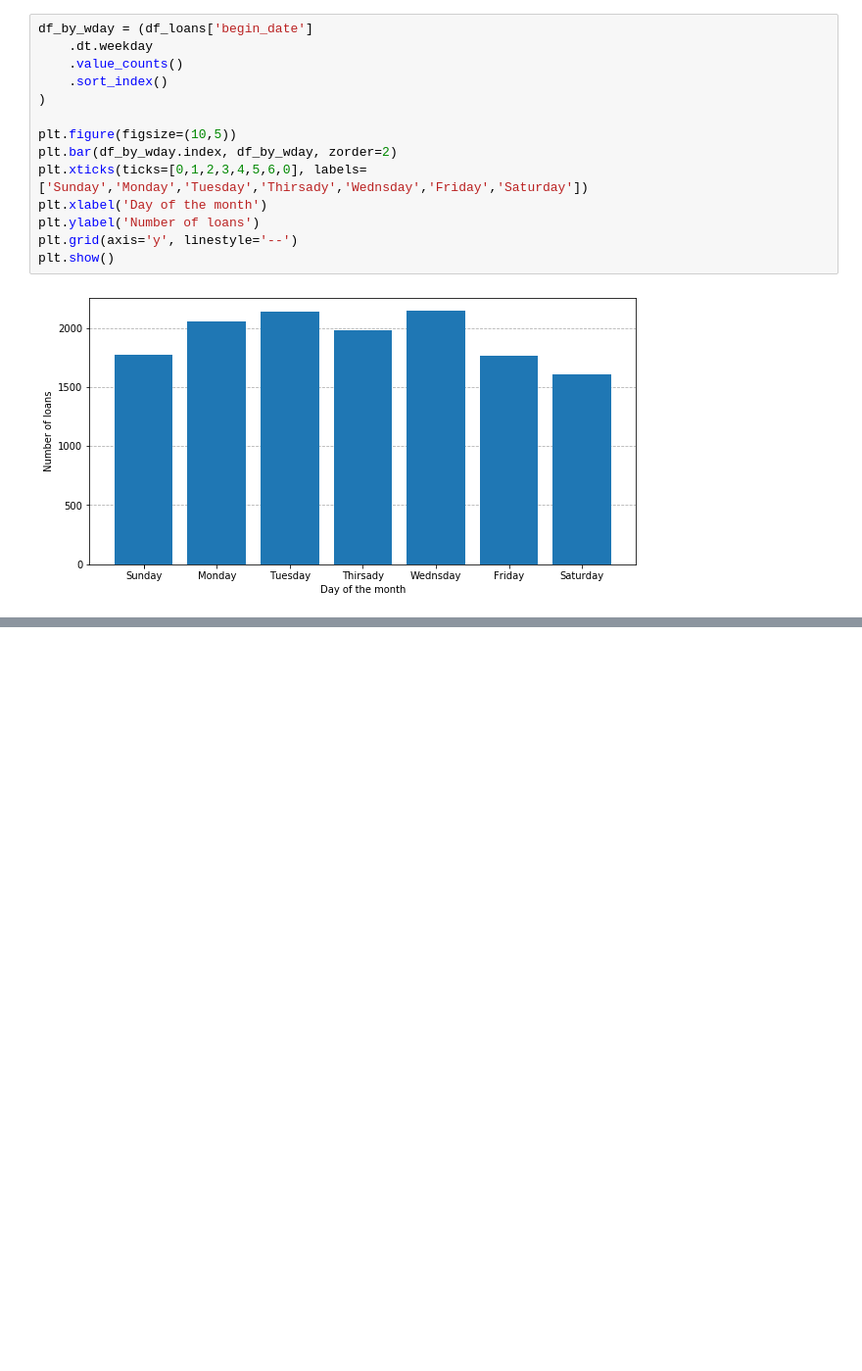
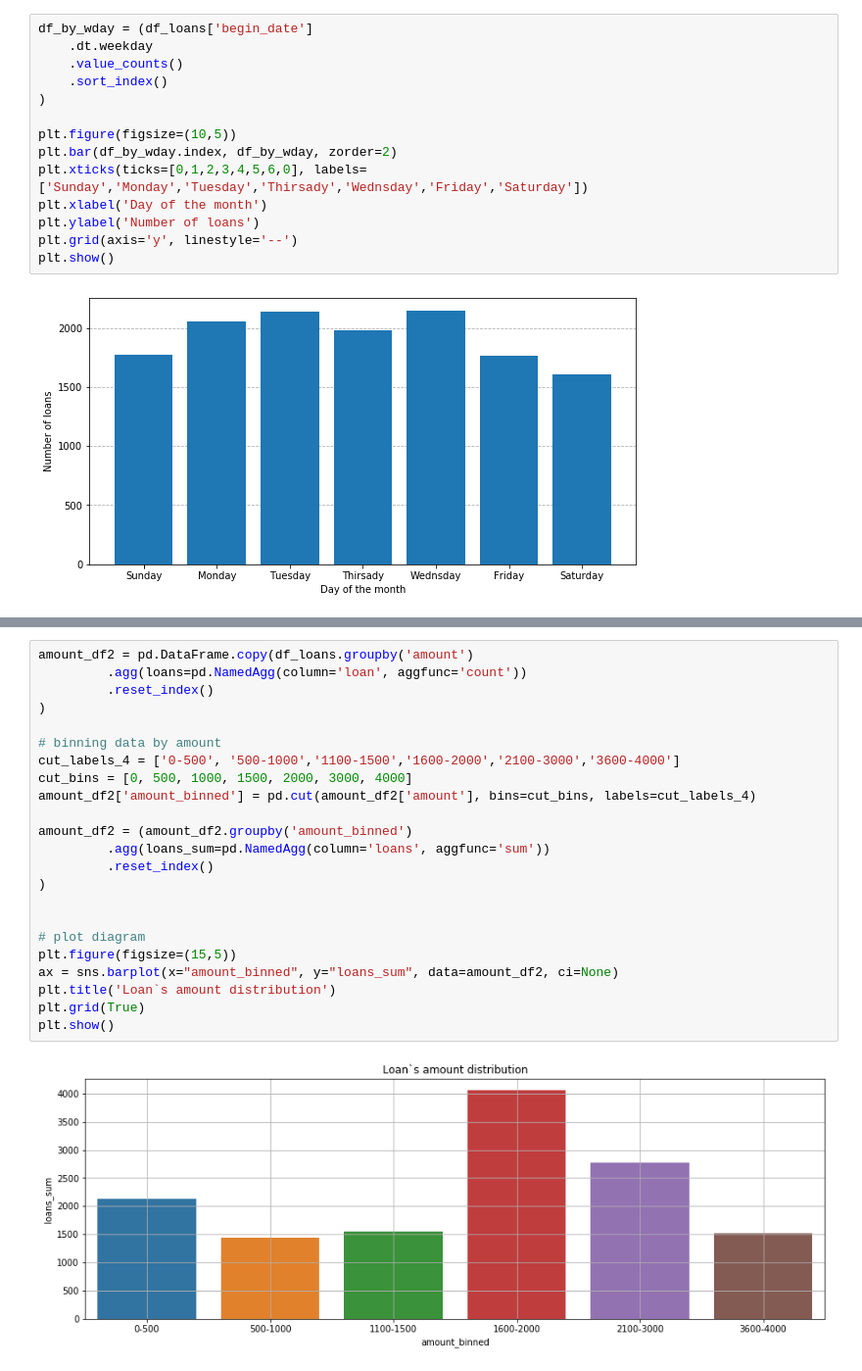
Before and after one commit to RomanShevtsiv/lending-score-model, a Jupyter notebook: notebooks/eda-loans.ipynb, the cells around one changed output, grey strips where cells are left out. Shown at 98% size. Saved outputs shown, nothing was run; the diff lists cells and outputs as text; blank space fills up the shorter version.

```diff
--- a/notebooks/eda-loans.ipynb
+++ b/notebooks/eda-loans.ipynb
@@ -267,0 +329,25 @@ plt.show()
+# %%
+amount_df2 = pd.DataFrame.copy(df_loans.groupby('amount')
+         .agg(loans=pd.NamedAgg(column='loan', aggfunc='count'))
+         .reset_index()
+)
+
+# binning data by amount
+cut_labels_4 = ['0-500', '500-1000','1100-1500','1600-2000','2100-3000','3600-4000']
+cut_bins = [0, 500, 1000, 1500, 2000, 3000, 4000]
+amount_df2['amount_binned'] = pd.cut(amount_df2['amount'], bins=cut_bins, labels=cut_labels_4)
+
+amount_df2 = (amount_df2.groupby('amount_binned')
+         .agg(loans_sum=pd.NamedAgg(column='loans', aggfunc='sum'))
+         .reset_index()
+)
+
+
+# plot diagram
+plt.figure(figsize=(15,5))
+ax = sns.barplot(x="amount_binned", y="loans_sum", data=amount_df2, ci=None)
+plt.title('Loan`s amount distribution')
+plt.grid(True)
+plt.show()
+# %% [output]
+[figure, added]
```
Also changed, not shown: parts of 20 cells of this notebook.
